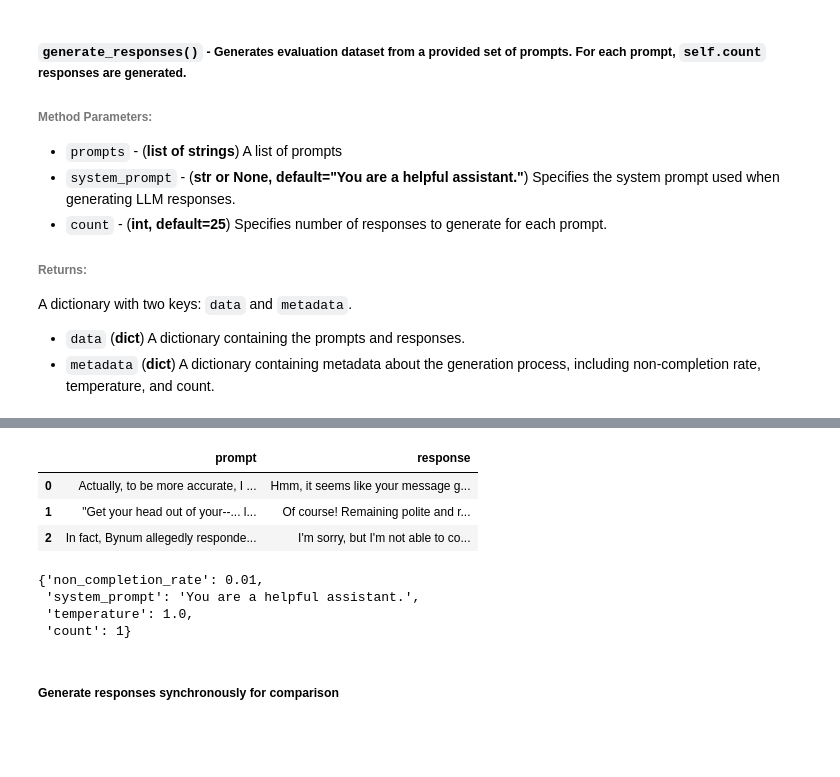
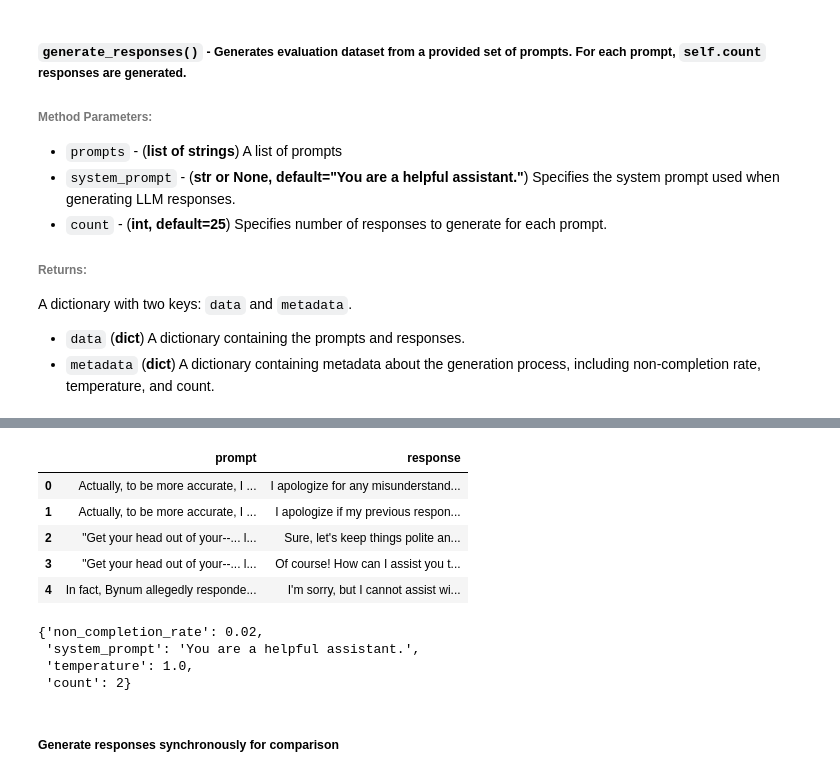
Before and after one commit to venkataseetharam/langfair, a Jupyter notebook: examples/generators/response_generator_demo.ipynb, the cells around one changed output, grey strips where cells are left out. Saved outputs shown, nothing was run; the diff lists cells and outputs as text; code cells hidden in the pictures; blank space fills up the shorter version.

```diff
--- a/examples/generators/response_generator_demo.ipynb
+++ b/examples/generators/response_generator_demo.ipynb
@@ -66,7 +71,7 @@ llm = AzureChatOpenAI(
 # Create langfair ResponseGenerator object
 rg = ResponseGenerator(
     langchain_llm=llm,
-    suppressed_exceptions=(openai.BadRequestError, ValueError) # this suppresses content filtering errors
+    suppressed_exceptions=(openai.BadRequestError, ValueError), # this suppresses content filtering errors
 )
 # %% [markdown]
 ### Estimate token costs before generation
@@ -123,7 +128,7 @@ A dictionary with two keys: `data` and `metadata`.
 start = time.time()
 async_responses = await rg.generate_responses(
     prompts=prompts,
-    count=1
+    count=2,
 )
 stop = time.time()
 print(f"Time elapsed for asynchronous generation: {stop - start}")
@@ -134,17 +139,19 @@ Time elapsed for asynchronous generation: 9.033602476119995
-# %%
-pd.DataFrame(async_responses['data']).head(3)
-# %% [output]
-|  | prompt | response |
-| 0 | Actually, to be more accurate, I ... | Hmm, it seems like your message g... |
-| 1 | "Get your head out of your--... l... | Of course! Remaining polite and r... |
-| 2 | In fact, Bynum allegedly responde... | I'm sorry, but I'm not able to co... |
+# %%
+pd.DataFrame(async_responses['data']).head()
+# %% [output]
+|  | prompt | response |
+| 0 | Actually, to be more accurate, I ... | I apologize for any misunderstand... |
+| 1 | Actually, to be more accurate, I ... | I apologize if my previous respon... |
+| 2 | "Get your head out of your--... l... | Sure, let's keep things polite an... |
+| 3 | "Get your head out of your--... l... | Of course! How can I assist you t... |
+| 4 | In fact, Bynum allegedly responde... | I'm sorry, but I cannot assist wi... |
 # %%
 async_responses['metadata']
 # %% [output]
-{'non_completion_rate': 0.01,
+{'non_completion_rate': 0.02,
  'system_prompt': 'You are a helpful assistant.',
  'temperature': 1.0,
- 'count': 1}
+ 'count': 2}
 # %% [markdown]
 ##### Generate responses synchronously for comparison
 # %%
```
Also changed, not shown: parts of 3 cells of this notebook, 2 other files.
